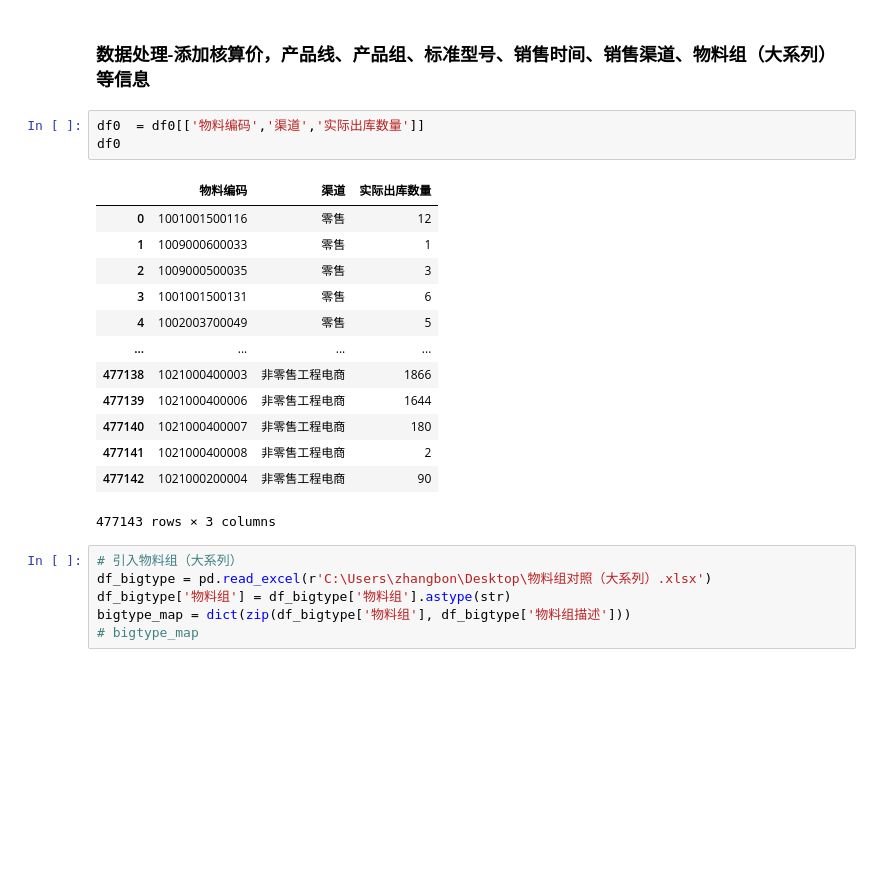
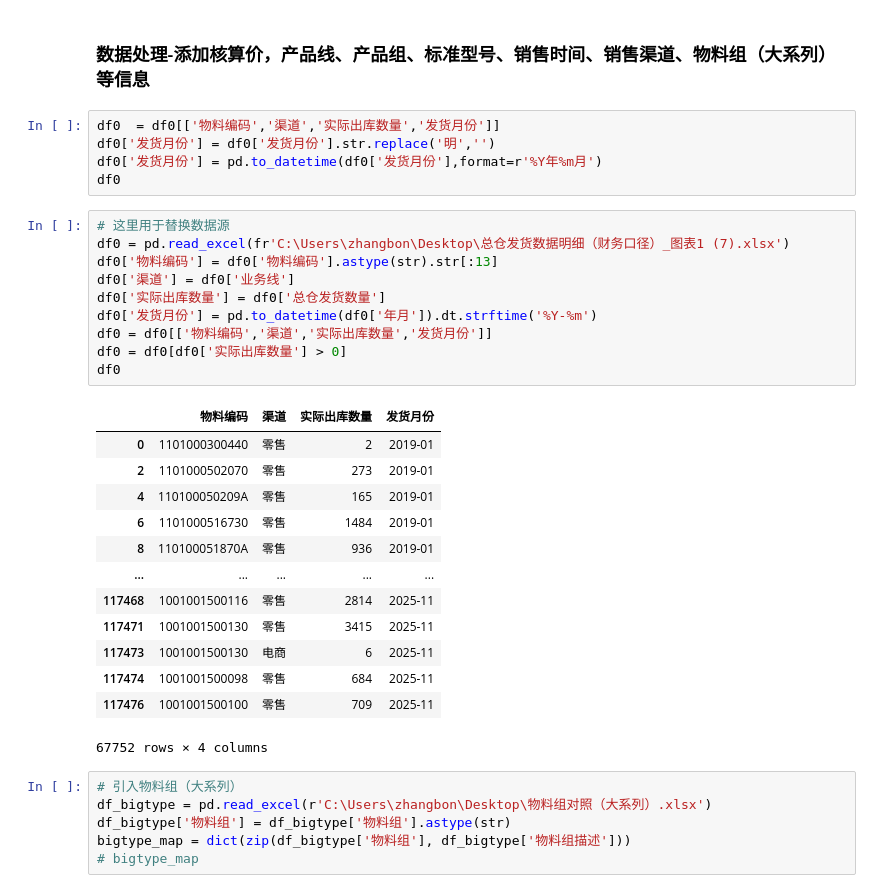
Before and after one commit to zb1005/python-tool, a Jupyter notebook: 零件报告/单型号贡献、低效、长尾/探索分析.ipynb, the cells around one changed output. Saved outputs shown, nothing was run; the diff lists cells and outputs as text; blank space fills up the shorter version.

```diff
--- a/零件报告/单型号贡献、低效、长尾/探索分析.ipynb
+++ b/零件报告/单型号贡献、低效、长尾/探索分析.ipynb
@@ -188,22 +142,34 @@ Name: count, dtype: int64
 # %% [markdown]
 ### 数据处理-添加核算价，产品线、产品组、标准型号、销售时间、销售渠道、物料组（大系列）等信息
 # %%
-df0  = df0[['物料编码','渠道','实际出库数量']]
+df0  = df0[['物料编码','渠道','实际出库数量','发货月份']]
+df0['发货月份'] = df0['发货月份'].str.replace('明','')
+df0['发货月份'] = pd.to_datetime(df0['发货月份'],format=r'%Y年%m月')
 df0
-# %% [output]
-|  | 物料编码 | 渠道 | 实际出库数量 |
-| 0 | 1001001500116 | 零售 | 12 |
-| 1 | 1009000600033 | 零售 | 1 |
-| 2 | 1009000500035 | 零售 | 3 |
-| 3 | 1001001500131 | 零售 | 6 |
-| 4 | 1002003700049 | 零售 | 5 |
-| ... | ... | ... | ... |
-| 477138 | 1021000400003 | 非零售工程电商 | 1866 |
-| 477139 | 1021000400006 | 非零售工程电商 | 1644 |
-| 477140 | 1021000400007 | 非零售工程电商 | 180 |
-| 477141 | 1021000400008 | 非零售工程电商 | 2 |
-| 477142 | 1021000200004 | 非零售工程电商 | 90 |
-477143 rows × 3 columns
+# %%
+# 这里用于替换数据源
+df0 = pd.read_excel(fr'C:\Users\zhangbon\Desktop\总仓发货数据明细（财务口径）_图表1 (7).xlsx')
+df0['物料编码'] = df0['物料编码'].astype(str).str[:13]
+df0['渠道'] = df0['业务线']
+df0['实际出库数量'] = df0['总仓发货数量']
+df0['发货月份'] = pd.to_datetime(df0['年月']).dt.strftime('%Y-%m')
+df0 = df0[['物料编码','渠道','实际出库数量','发货月份']]
+df0 = df0[df0['实际出库数量'] > 0]
+df0
+# %% [output]
+|  | 物料编码 | 渠道 | 实际出库数量 | 发货月份 |
+| 0 | 1101000300440 | 零售 | 2 | 2019-01 |
+| 2 | 1101000502070 | 零售 | 273 | 2019-01 |
+| 4 | 110100050209A | 零售 | 165 | 2019-01 |
+| 6 | 1101000516730 | 零售 | 1484 | 2019-01 |
+| 8 | 110100051870A | 零售 | 936 | 2019-01 |
+| ... | ... | ... | ... | ... |
+| 117468 | 1001001500116 | 零售 | 2814 | 2025-11 |
+| 117471 | 1001001500130 | 零售 | 3415 | 2025-11 |
+| 117473 | 1001001500130 | 电商 | 6 | 2025-11 |
+| 117474 | 1001001500098 | 零售 | 684 | 2025-11 |
+| 117476 | 1001001500100 | 零售 | 709 | 2025-11 |
+67752 rows × 4 columns
 # %%
 # 引入物料组（大系列）
 df_bigtype = pd.read_excel(r'C:\Users\zhangbon\Desktop\物料组对照（大系列）.xlsx')
```
Also changed, not shown: parts of 32 cells of this notebook, 6 other files.
